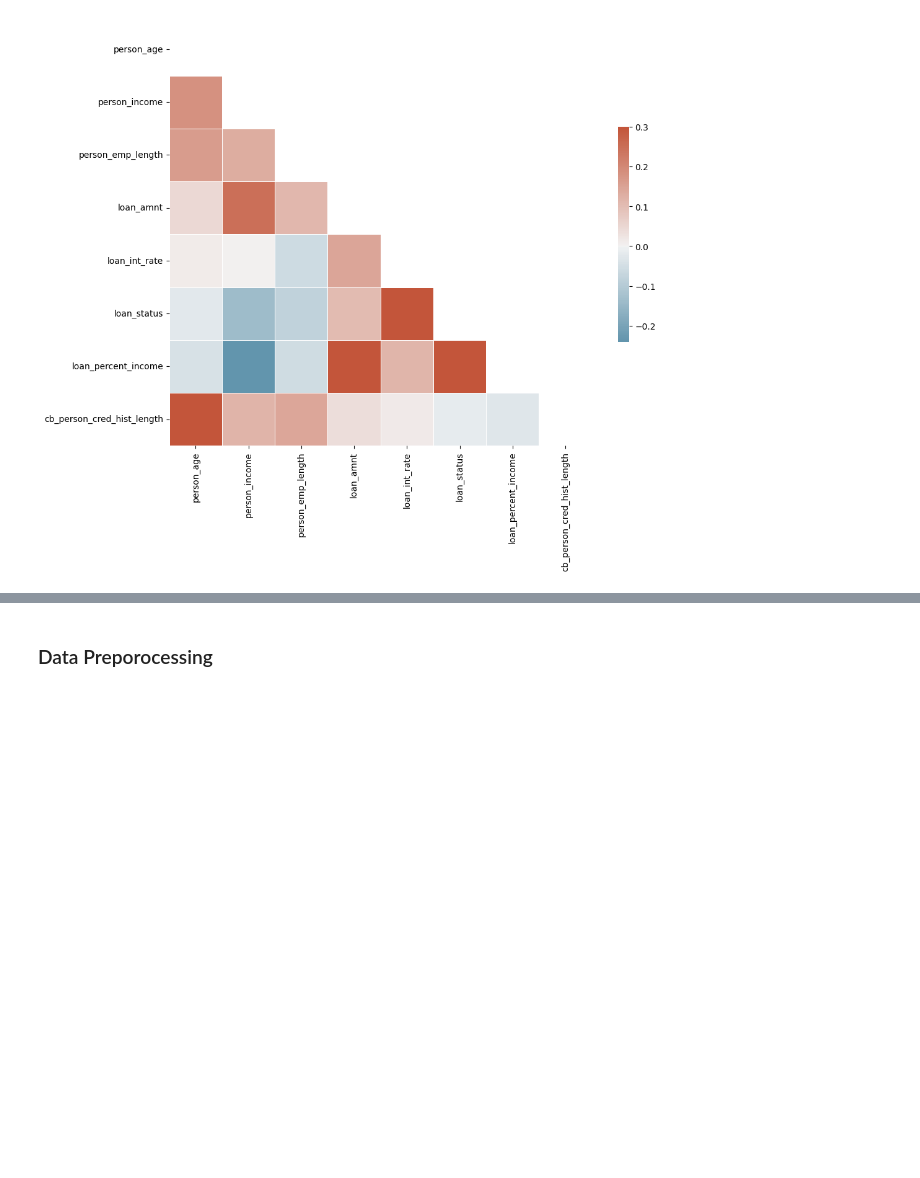
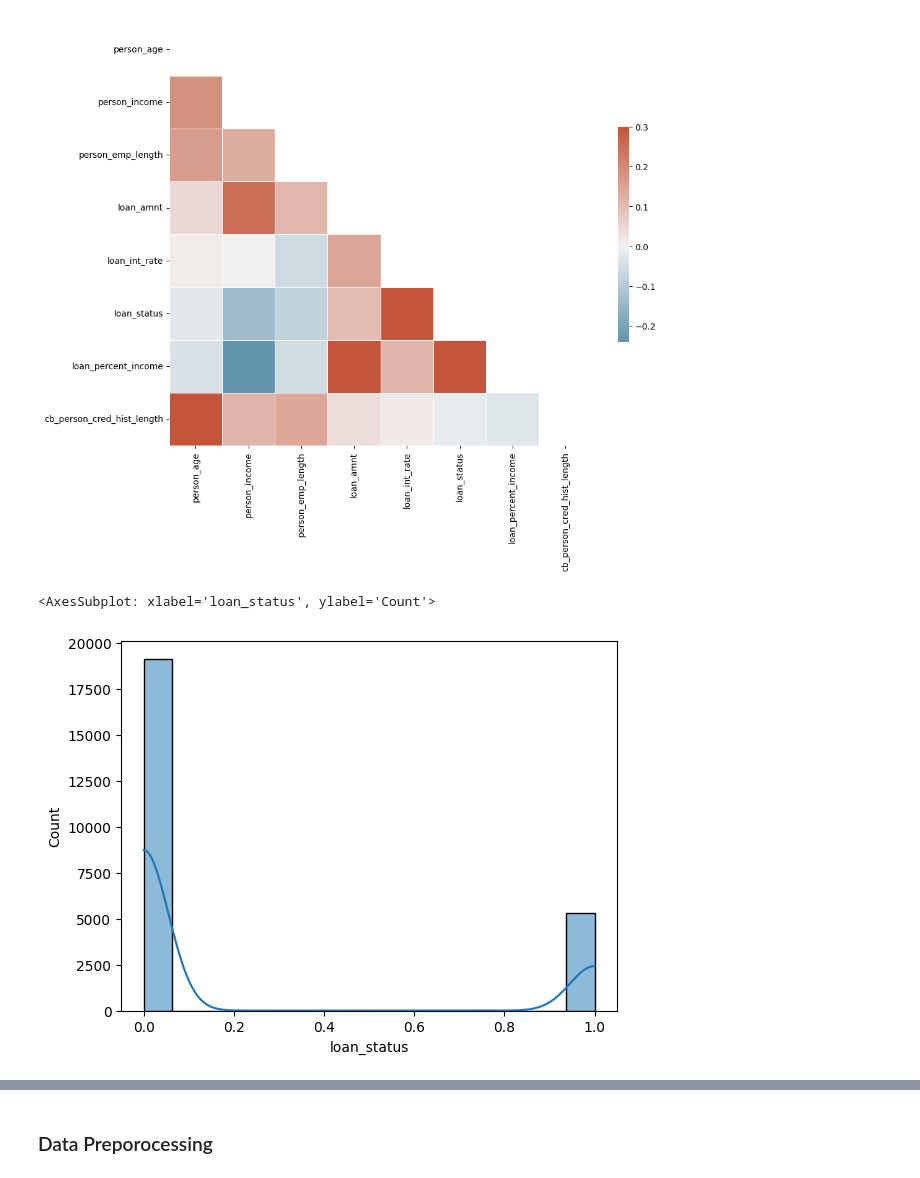
Before and after one commit to CCI-501-Group-E/Classification, a Jupyter notebook: Classification.ipynb, the cells around one changed output, grey strips where cells are left out. Cells and saved outputs as stored; diff of their text form; code cells hidden in the pictures; blank space fills up the shorter version.

```diff
--- a/Claasification.ipynb
+++ b/Classification.ipynb
@@ -108,3 +115,8 @@ sns.heatmap(corr, mask=mask, cmap=cmap, vmax=.3, center=0,
 # %% [output]
 <AxesSubplot: >
 [figure]
+# %%
+sns.histplot(data['loan_status'], kde=True)
+# %% [output]
+<AxesSubplot: xlabel='loan_status', ylabel='Count'>
+[figure, added]
```
Also changed, not shown: parts of 13 cells of this notebook.
